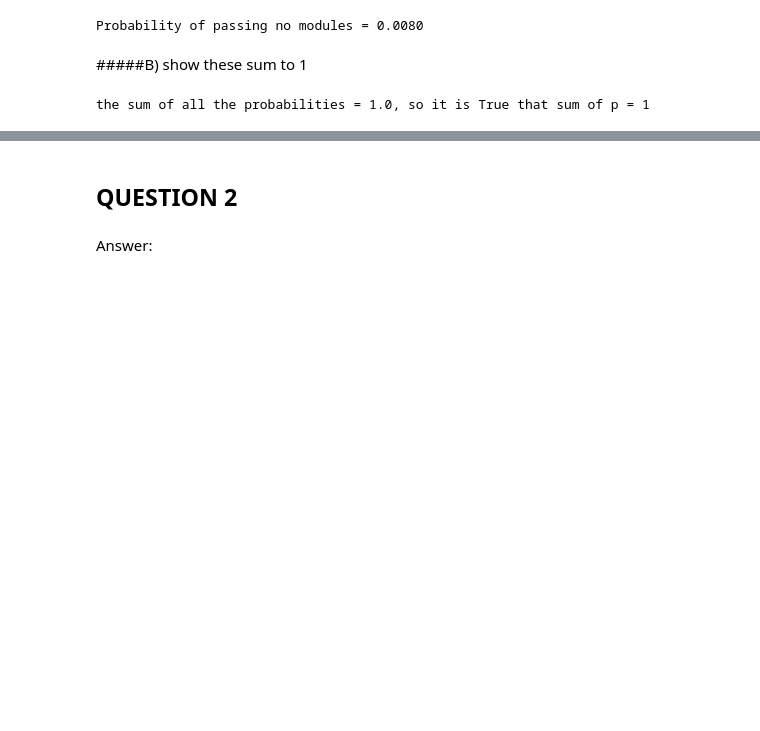
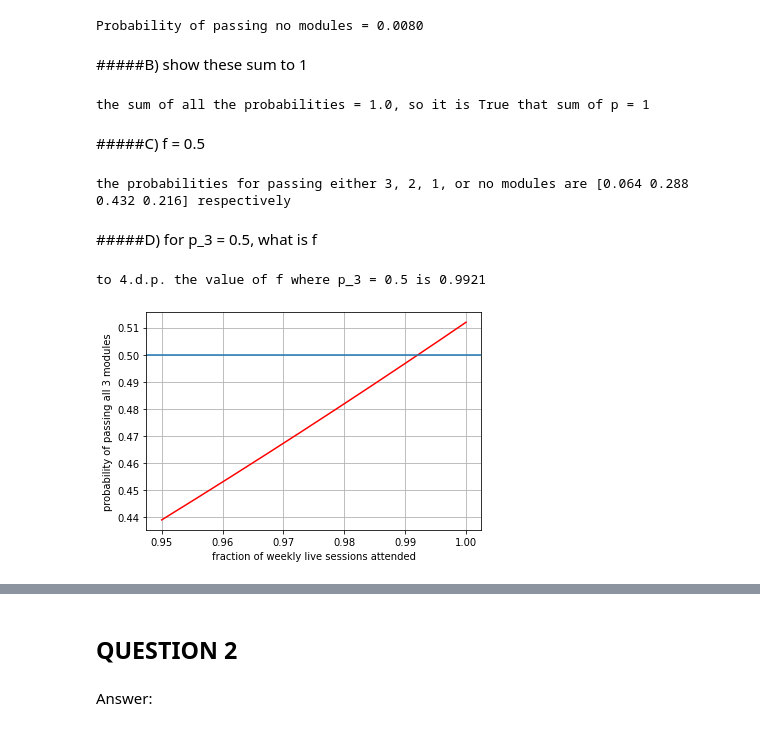
Before and after one commit to Clarke-Jools-36/DataAnalysis22, a Jupyter notebook: CA1.ipynb, the cells around one changed output, grey strips where cells are left out. Saved outputs shown, nothing was run; the diff lists cells and outputs as text; code cells hidden in the pictures; blank space fills up the shorter version.

```diff
--- a/CA1.ipynb
+++ b/CA1.ipynb
@@ -84,3 +84,43 @@ i = (total == 1)
 print(f"the sum of all the probabilities = {total}, so it is {i} that sum of p = 1")
 # %% [output]
 the sum of all the probabilities = 1.0, so it is True that sum of p = 1
+# %% [markdown]
+#####C) f = 0.5
+# %%
+f = 0.5 #they attend half all modules
+p = p_(f) #probability of passing each individual module
+
+x = np.array([3,2,1,0])
+
+p_s = mod_pass_prob(p,x,n) #calculate all the probabilities at once using numpy
+
+print(f"the probabilities for passing either 3, 2, 1, or no modules are {p_s} respectively")
+# %% [output]
+the probabilities for passing either 3, 2, 1, or no modules are [0.064 0.288 0.432 0.216] respectively
+# %% [markdown]
+#####D) for p_3 = 0.5, what is f
+# %%
+import matplotlib.pyplot as plt
+
+
+f = np.linspace(0.95,1,100000)
+
+p = p_(f)
+n = 3
+x = 3
+
+p_s = mod_pass_prob(p,x,n)
+
+plt.plot(f,p_s, "r-")
+plt.axhline(0.5)
+
+plt.xlabel("fraction of weekly live sessions attended")
+plt.ylabel("probability of passing all 3 modules")
+plt.grid()
+
+f_50 = f[np.where(np.round(p_s, 6) == 0.5)]
+
+print(f"to 4.d.p. the value of f where p_3 = 0.5 is {f_50[0]:.4f}")
+# %% [output]
+to 4.d.p. the value of f where p_3 = 0.5 is 0.9921
+[figure, added]
```
Also changed, not shown: parts of 3 cells of this notebook.
